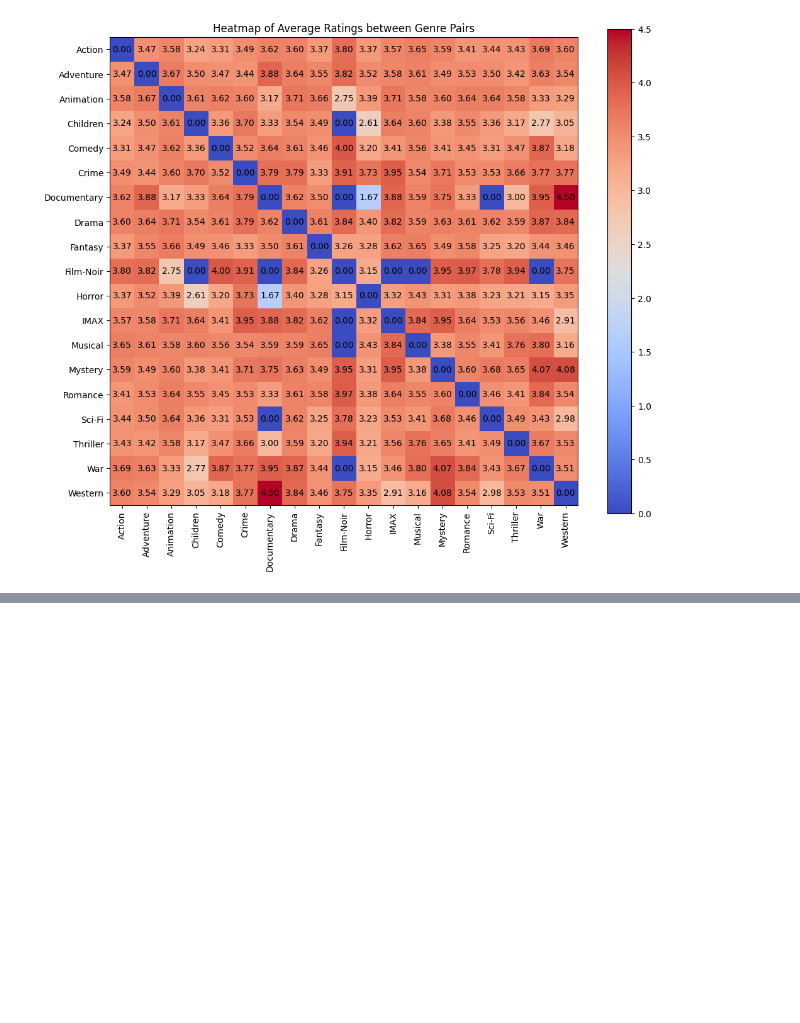
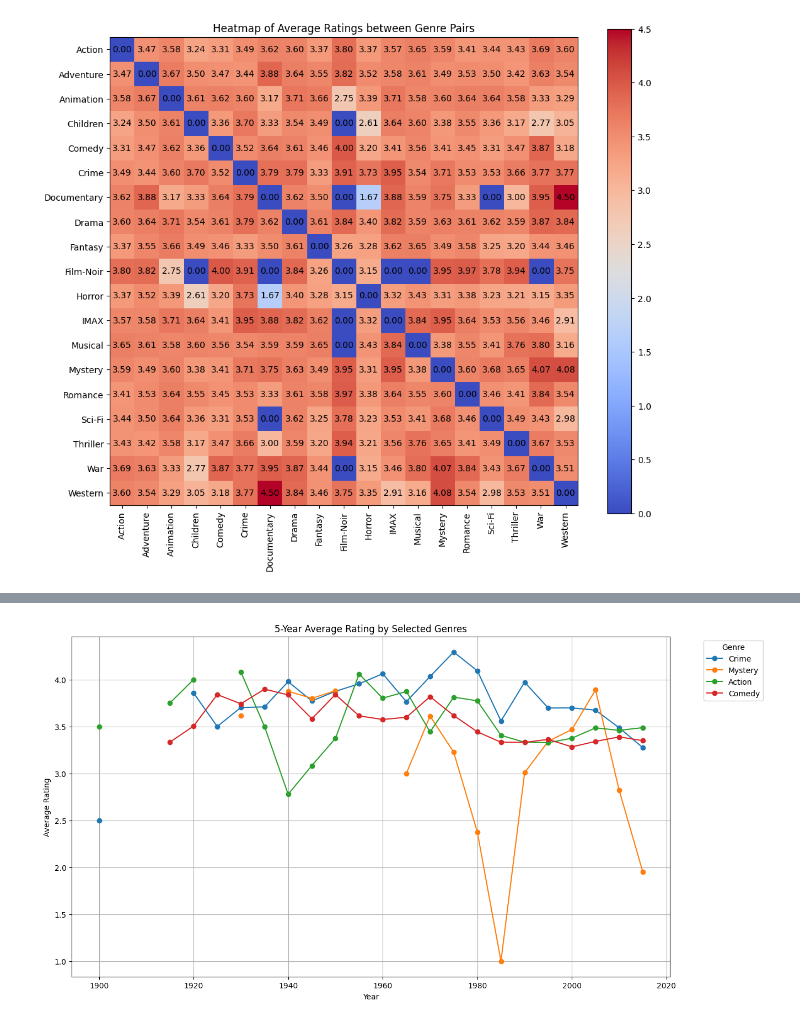
Before and after one commit to ChanceMKR/DCX_STUDY, a Jupyter notebook: d3_데이터분석.ipynb, the cells around one changed output, grey strips where cells are left out. Saved outputs shown, nothing was run; the diff lists cells and outputs as text; code cells hidden in the pictures; blank space fills up the shorter version.

```diff
--- a/d3_데이터분석.ipynb
+++ b/d3_데이터분석.ipynb
@@ -222,0 +261,26 @@ plt.show()
+# %%
+import matplotlib.pyplot as plt
+
+# 선택된 장르만 필터링
+selected_genres = ['Crime', 'Mystery', 'Action', 'Comedy']
+genre_yearly_avg = movie.groupby(['year', 'genre'])['rating'].mean().unstack()
+
+# 선택된 장르만 필터링
+genre_yearly_avg_filtered = genre_yearly_avg[selected_genres]
+
+# 5년 단위로 데이터 그룹화
+genre_5year_avg = genre_yearly_avg_filtered.groupby((genre_yearly_avg_filtered.index // 5) * 5).mean()
+
+# 필터된 장르들에 대한 그래프 그리기
+plt.figure(figsize=(14, 8))
+for genre in genre_5year_avg.columns:
+    plt.plot(genre_5year_avg.index, genre_5year_avg[genre], marker='o', label=genre)
+
+plt.title('5-Year Average Rating by Selected Genres')
+plt.xlabel('Year')
+plt.ylabel('Average Rating')
+plt.legend(title='Genre', bbox_to_anchor=(1.05, 1), loc='upper left')
+plt.grid(True)
+plt.show()
+# %% [output]
+[figure, added]
```
Also changed, not shown: parts of 13 cells of this notebook.
